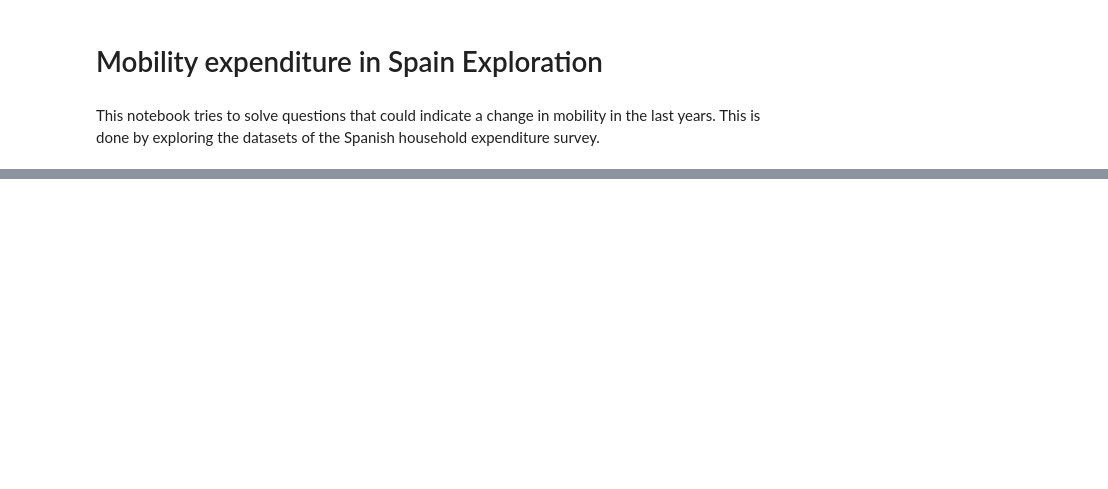
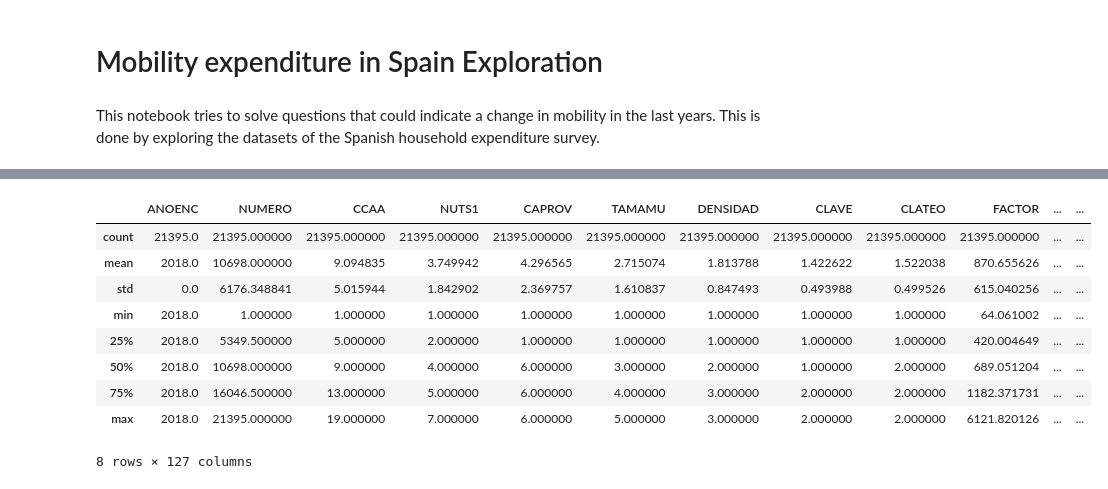
Before and after one commit to keilagg/HouseholdBudgetSurvey_, a Jupyter notebook: draft.ipynb, the cells around one changed output, grey strips where cells are left out. Saved outputs shown, nothing was run; the diff lists cells and outputs as text; code cells hidden in the pictures; blank space fills up the shorter version.

```diff
--- a/draft.ipynb
+++ b/draft.ipynb
@@ -84,0 +304,13 @@ Note: you may need to restart the kernel to use updated packages.
+# %%
+dict_df_EPF_all_households['2018'].describe()
+# %% [output]
+|  | ANOENC | NUMERO | CCAA | NUTS1 | CAPROV | TAMAMU | DENSIDAD | CLAVE | CLATEO | FACTOR | ... | ... |
+| count | 21395.0 | 21395.000000 | 21395.000000 | 21395.000000 | 21395.000000 | 21395.000000 | 21395.000000 | 21395.000000 | 21395.000000 | 21395.000000 | ... | ... |
+| mean | 2018.0 | 10698.000000 | 9.094835 | 3.749942 | 4.296565 | 2.715074 | 1.813788 | 1.422622 | 1.522038 | 870.655626 | ... | ... |
+| std | 0.0 | 6176.348841 | 5.015944 | 1.842902 | 2.369757 | 1.610837 | 0.847493 | 0.493988 | 0.499526 | 615.040256 | ... | ... |
+| min | 2018.0 | 1.000000 | 1.000000 | 1.000000 | 1.000000 | 1.000000 | 1.000000 | 1.000000 | 1.000000 | 64.061002 | ... | ... |
+| 25% | 2018.0 | 5349.500000 | 5.000000 | 2.000000 | 1.000000 | 1.000000 | 1.000000 | 1.000000 | 1.000000 | 420.004649 | ... | ... |
+| 50% | 2018.0 | 10698.000000 | 9.000000 | 4.000000 | 6.000000 | 3.000000 | 2.000000 | 1.000000 | 2.000000 | 689.051204 | ... | ... |
+| 75% | 2018.0 | 16046.500000 | 13.000000 | 5.000000 | 6.000000 | 4.000000 | 3.000000 | 2.000000 | 2.000000 | 1182.371731 | ... | ... |
+| max | 2018.0 | 21395.000000 | 19.000000 | 7.000000 | 6.000000 | 5.000000 | 3.000000 | 2.000000 | 2.000000 | 6121.820126 | ... | ... |
+8 rows × 127 columns
```
Also changed, not shown: parts of 56 cells of this notebook, 5 other files.
